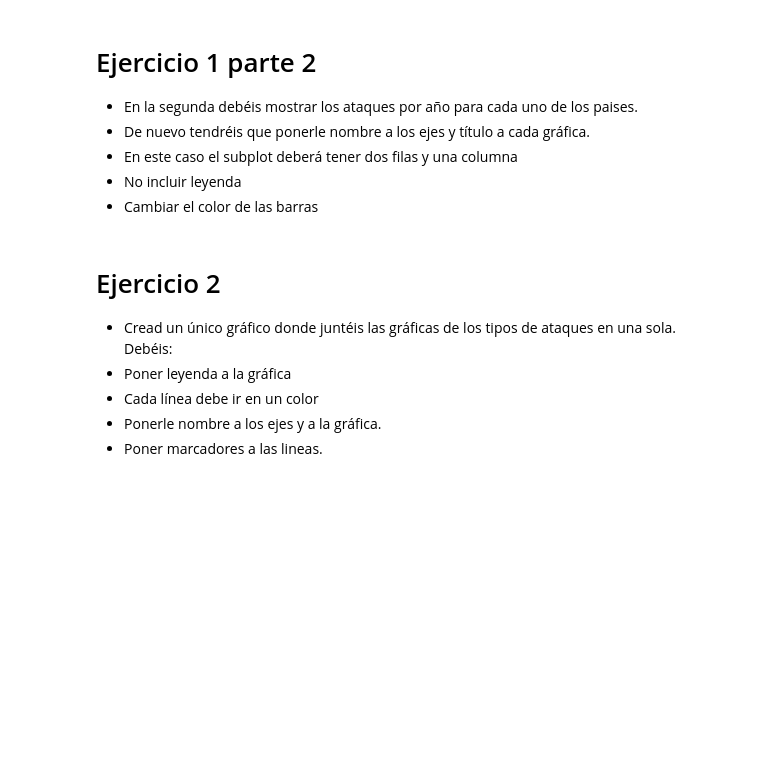
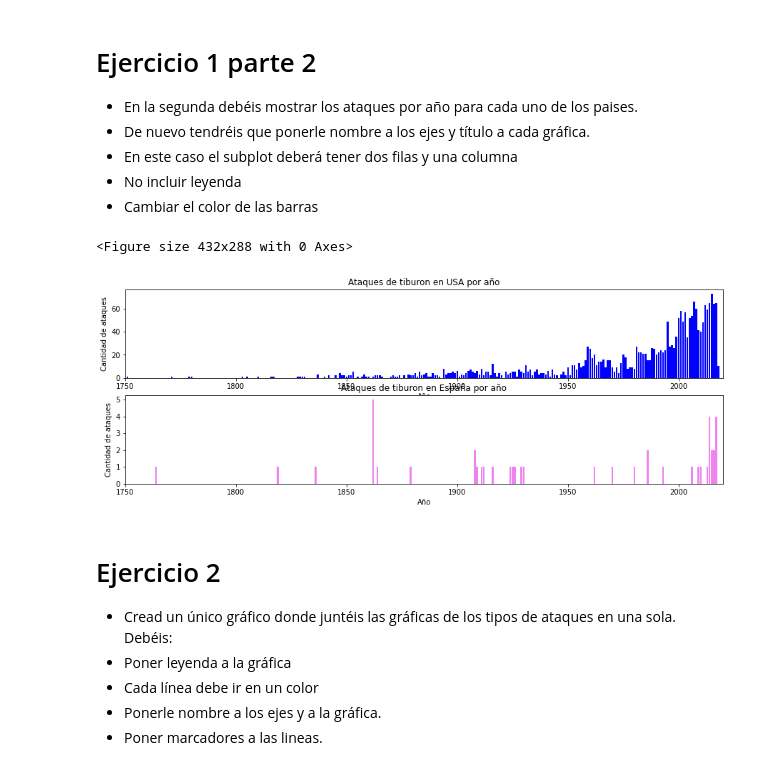
Before and after one commit to Adalab/DA-promo-A-module-2-pairprog-1-pair-1-Tatiana_Lara, a Jupyter notebook: VISUALIZACIÓN/2_Visualización_2.ipynb, the cells around one changed output. Drawn from its saved outputs; the diff is of its cells as text; code cells hidden in the pictures; blank space fills up the shorter version.

```diff
--- a/VISUALIZACIÓN/2_Visualización_2.ipynb
+++ b/VISUALIZACIÓN/2_Visualización_2.ipynb
@@ -128,6 +72,43 @@ plt.show()
 - En este caso el subplot deberá tener dos filas y una columna
 - No incluir leyenda
 - Cambiar el color de las barras
+# %%
+year_usa = df_usa["Year"].value_counts()
+year_spain = df_esp["Year"].value_counts()
+
+df_year_usa = year_usa.reset_index()
+df_year_sp = year_spain.reset_index()
+df_year_usa
+# %%
+plt.figure()
+fig,ax = plt.subplots(2,1, figsize=(15,5))
+
+
+#USA
+y1 = df_year_usa["Year"]
+x1 = df_year_usa["index"]
+
+#España
+
+y2 = df_year_sp["Year"]
+x2 = df_year_sp["index"]
+
+#España
+ax[0].bar(x1, y1, color= 'blue')
+ax[0].set_title("Ataques de tiburon en USA por año")
+ax[0].set_xlabel("Año")
+ax[0].set_ylabel("Cantidad de ataques")
+ax[0].set_xlim([1750, 2020])
+#USA
+ax[1].bar(x2, y2, color= 'violet')
+ax[1].set_xlabel("Año")
+ax[1].set_ylabel("Cantidad de ataques")
+ax[1].set_title("Ataques de tiburon en España por año")
+ax[1].set_xlim([1750, 2020])
+plt.show()
+# %% [output]
+<Figure size 432x288 with 0 Axes>
+[figure, added]
 # %% [markdown]
 # Ejercicio 2
 
```
Also changed, not shown: parts of 7 cells of this notebook, 1 other file.
